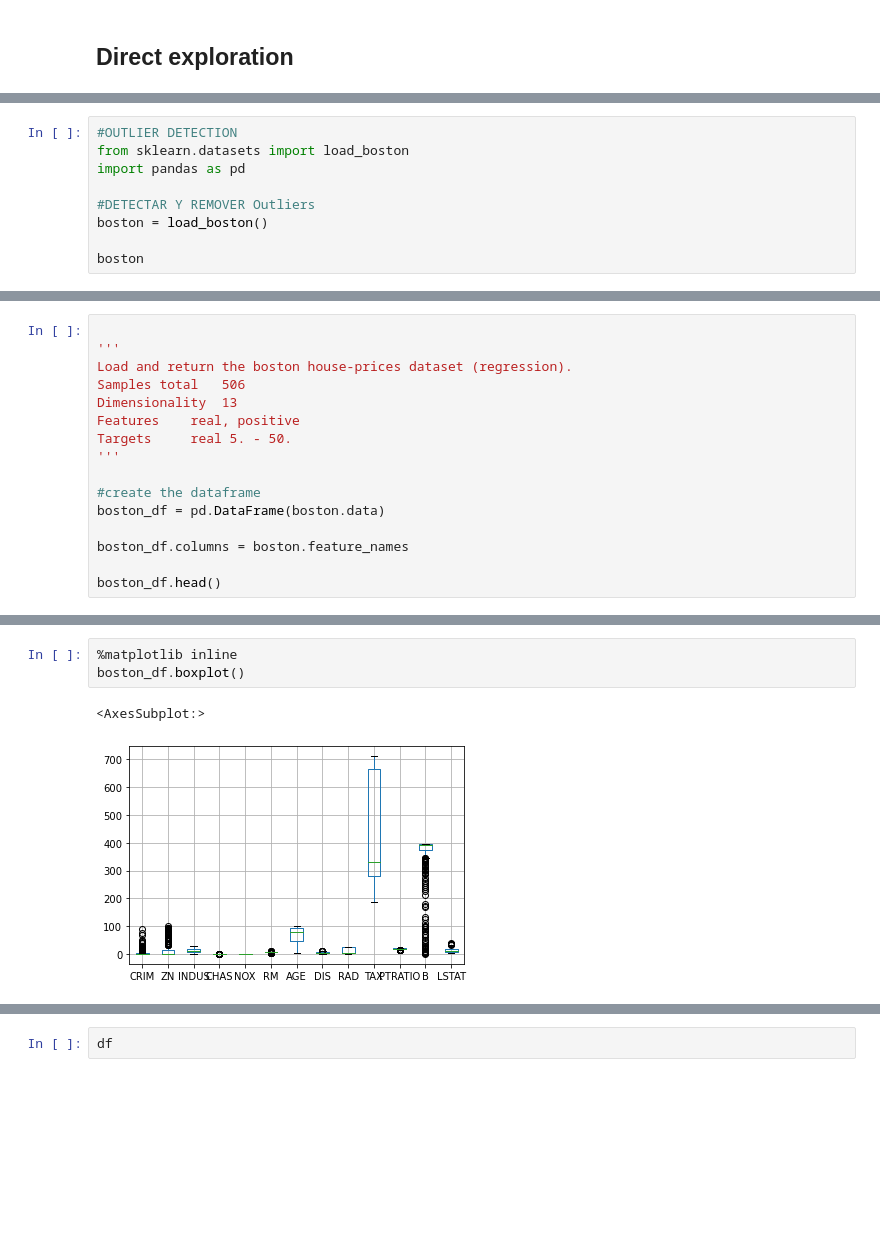
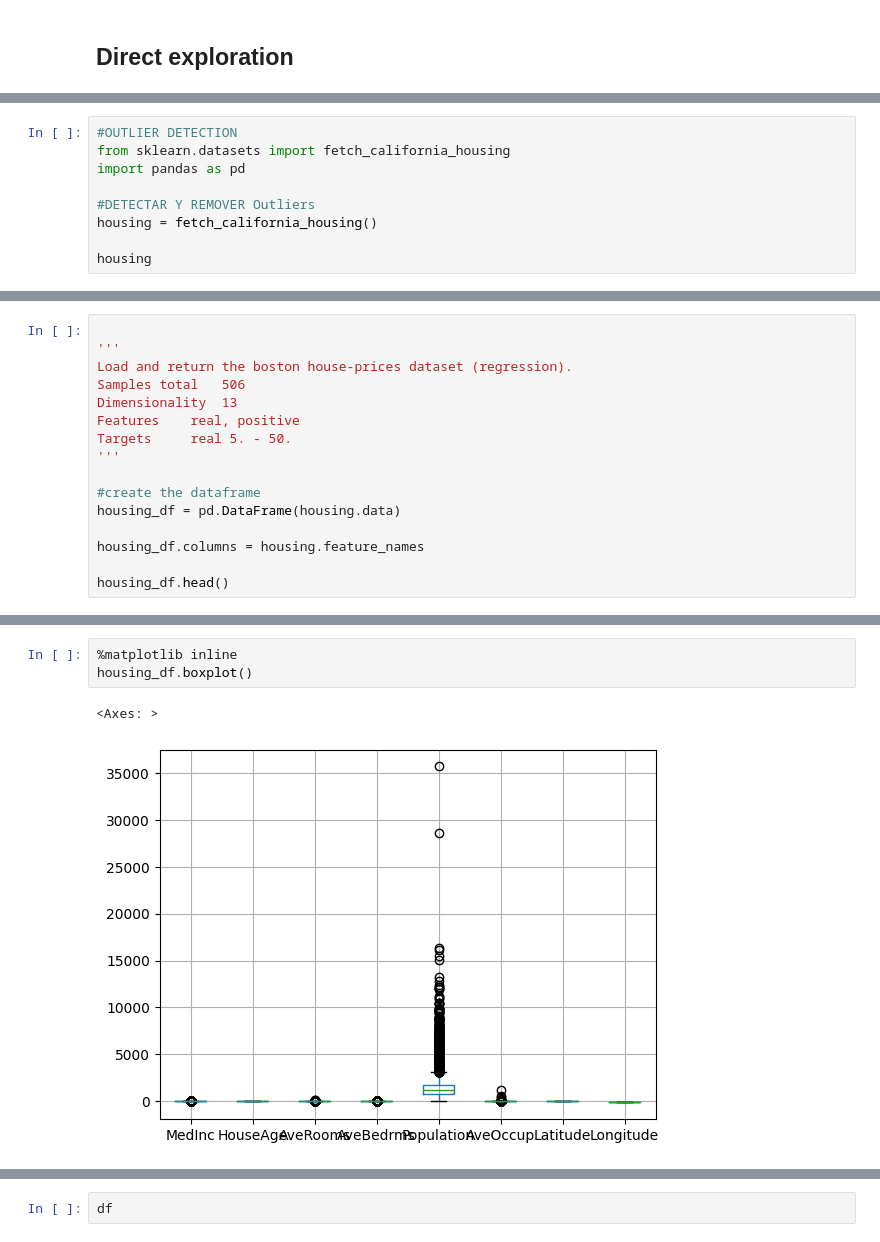
Before and after one commit to cnunezc/MFLUFTO2026, a Jupyter notebook: Labs/Lab 2 - Data Preparation/06_Outliers.ipynb, the cells around one changed output, grey strips where cells are left out. Saved outputs shown, nothing was run; the diff lists cells and outputs as text; blank space fills up the shorter version.

```diff
--- a/Labs/Lab 2 - Data Preparation/06_Outliers.ipynb
+++ b/Labs/Lab 2 - Data Preparation/06_Outliers.ipynb
@@ -110,10 +111,10 @@ sns.__version__
 # %%
 #OUTLIER DETECTION
-from sklearn.datasets import load_boston
+from sklearn.datasets import fetch_california_housing
 import pandas as pd
 
 #DETECTAR Y REMOVER Outliers
-boston = load_boston()
+housing = fetch_california_housing()
 
-boston
+housing
 # %% [output]
@@ -170,9 +177,9 @@ Targets 	real 5. - 50.
 '''
 
 #create the dataframe
-boston_df = pd.DataFrame(boston.data)
+housing_df = pd.DataFrame(housing.data)
 
-boston_df.columns = boston.feature_names
+housing_df.columns = housing.feature_names
 
-boston_df.head()
+housing_df.head()
 # %% [output]
@@ -217,9 +208,9 @@ boston_df.describe()
 # %%
 %matplotlib inline
-boston_df.boxplot()
+housing_df.boxplot()
 # %% [output]
-<AxesSubplot:>
+<Axes: >
-[figure, old version]
+[figure, new version]
 # %%
 %matplotlib inline
 import seaborn as sns
```
Also changed, not shown: parts of 21 cells of this notebook, 3 other files.
